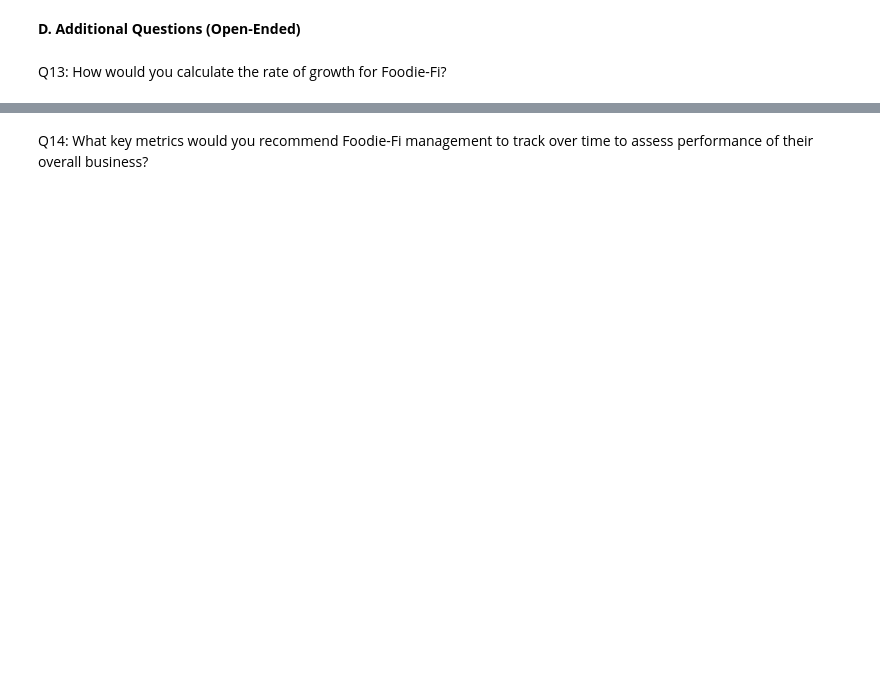
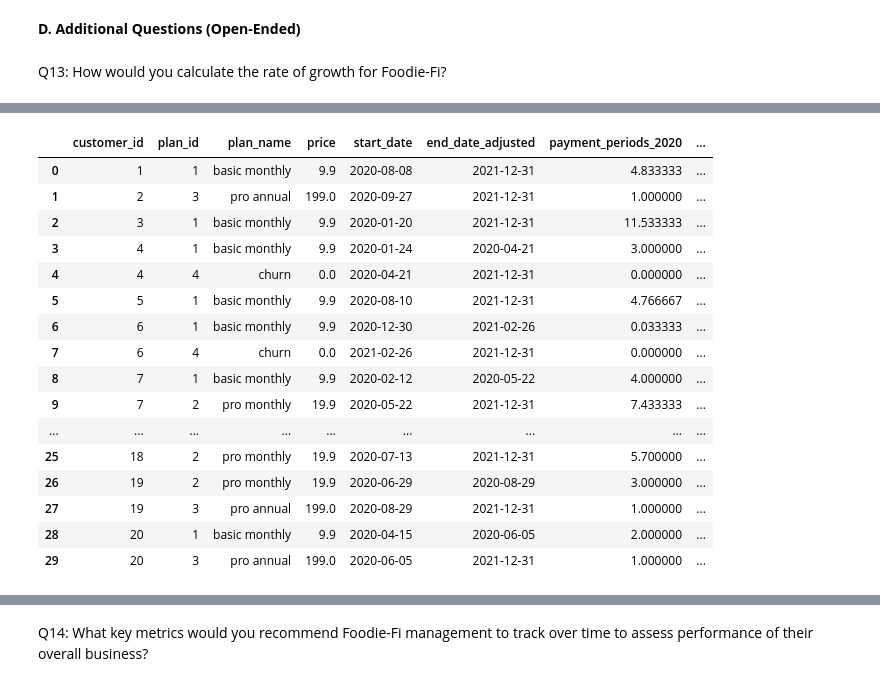
Before and after one commit to 20100215/8_Week_SQL_Challenge, a Jupyter notebook: Week 3 (Foodie-Fi)/week3.ipynb, the cells around one changed output, grey strips where cells are left out. Cells and saved outputs as stored; diff of their text form; code cells hidden in the pictures; blank space fills up the shorter version.

```diff
--- a/Week 3 (Foodie-Fi)/week3.ipynb
+++ b/Week 3 (Foodie-Fi)/week3.ipynb
@@ -569,0 +704,92 @@ Q13: How would you calculate the rate of growth for Foodie-Fi?
+# %%
+# Payments comparison
+q13_df = query('''
+    WITH dates_cte AS (
+        SELECT
+            customer_id,
+            plan_id,
+            plan_name,
+            CASE WHEN price IS NULL THEN 0 ELSE price END AS price,
+            start_date,
+            LEAD(start_date) OVER (
+                PARTITION BY customer_id
+                ORDER BY start_date) AS end_date
+        FROM subscriptions INNER JOIN plans
+            USING (plan_id)
+        WHERE plan_id != 0 -- Trial plan excluded
+    ),
+    dates_revised_cte AS (
+        SELECT
+            customer_id,
+            plan_id,
+            plan_name,
+            price,
+            start_date,
+            CASE WHEN end_date IS NULL THEN '2021-12-31'
+                ELSE end_date END AS end_date_adjusted
+        FROM
+            dates_cte
+    ),
+    dates_with_payment_periods_cte AS(
+        SELECT
+            customer_id,
+            plan_id,
+            plan_name,
+            price,
+            start_date,
+            end_date_adjusted,
+            CASE
+                WHEN plan_id IN (0,4) THEN 0
+                WHEN plan_id IN (1,2) AND strftime('%Y', start_date) = '2020' AND strftime('%Y', end_date_adjusted) = '2020' THEN
+                    CAST(((julianday(end_date_adjusted) - julianday(start_date)) / 30.0) AS INT) + 1
+                WHEN plan_id IN (1,2) AND strftime('%Y', start_date) = '2020' AND strftime('%Y', end_date_adjusted) = '2021' THEN
+                    (julianday('2020-12-31') - julianday(start_date)) / 30.0
+                WHEN plan_id = 3 AND strftime('%Y', start_date) = '2020' THEN 1
+                ELSE 0
+            END AS payment_periods_2020,
+            CASE
+                WHEN plan_id IN (0,4) THEN 0
+                WHEN plan_id IN (1,2) AND strftime('%Y', start_date) = '2021' AND strftime('%Y', end_date_adjusted) = '2021' THEN
+                    CAST(((julianday(end_date_adjusted) - julianday(start_date)) / 30.0) AS INT) + 1
+                WHEN plan_id IN (1,2) AND strftime('%Y', start_date) = '2020' AND strftime('%Y', end_date_adjusted) = '2021' THEN
+                    (julianday(end_date_adjusted) - julianday('2021-01-01')) / 30.0
+                WHEN plan_id = 3 AND strftime('%Y', start_date) = '2020' THEN 1
+                ELSE 0
+            END AS payment_periods_2021
+
+        FROM
+            dates_revised_cte
+    )
+    SELECT
+        customer_id,
+        plan_id,
+        plan_name,
+        price,
+        start_date,
+        end_date_adjusted,
+        payment_periods_2020,
+        payment_periods_2021,
+        (price * payment_periods_2020) AS amount_paid_2020,
+        (price * payment_periods_2021) AS amount_paid_2021
+    FROM
+        dates_with_payment_periods_cte
+''')
+q13_df.head(30)
+# %% [output]
+|  | customer_id | plan_id | plan_name | price | start_date | end_date_adjusted | payment_periods_2020 | ... |
+| 0 | 1 | 1 | basic monthly | 9.9 | 2020-08-08 | 2021-12-31 | 4.833333 | ... |
+| 1 | 2 | 3 | pro annual | 199.0 | 2020-09-27 | 2021-12-31 | 1.000000 | ... |
+| 2 | 3 | 1 | basic monthly | 9.9 | 2020-01-20 | 2021-12-31 | 11.533333 | ... |
+| 3 | 4 | 1 | basic monthly | 9.9 | 2020-01-24 | 2020-04-21 | 3.000000 | ... |
+| 4 | 4 | 4 | churn | 0.0 | 2020-04-21 | 2021-12-31 | 0.000000 | ... |
+| 5 | 5 | 1 | basic monthly | 9.9 | 2020-08-10 | 2021-12-31 | 4.766667 | ... |
+| 6 | 6 | 1 | basic monthly | 9.9 | 2020-12-30 | 2021-02-26 | 0.033333 | ... |
+| 7 | 6 | 4 | churn | 0.0 | 2021-02-26 | 2021-12-31 | 0.000000 | ... |
+| 8 | 7 | 1 | basic monthly | 9.9 | 2020-02-12 | 2020-05-22 | 4.000000 | ... |
+| 9 | 7 | 2 | pro monthly | 19.9 | 2020-05-22 | 2021-12-31 | 7.433333 | ... |
+| ... | ... | ... | ... | ... | ... | ... | ... | ... |
+| 25 | 18 | 2 | pro monthly | 19.9 | 2020-07-13 | 2021-12-31 | 5.700000 | ... |
+| 26 | 19 | 2 | pro monthly | 19.9 | 2020-06-29 | 2020-08-29 | 3.000000 | ... |
+| 27 | 19 | 3 | pro annual | 199.0 | 2020-08-29 | 2021-12-31 | 1.000000 | ... |
+| 28 | 20 | 1 | basic monthly | 9.9 | 2020-04-15 | 2020-06-05 | 2.000000 | ... |
+| 29 | 20 | 3 | pro annual | 199.0 | 2020-06-05 | 2021-12-31 | 1.000000 | ... |
```
Also changed, not shown: parts of 15 cells of this notebook.
